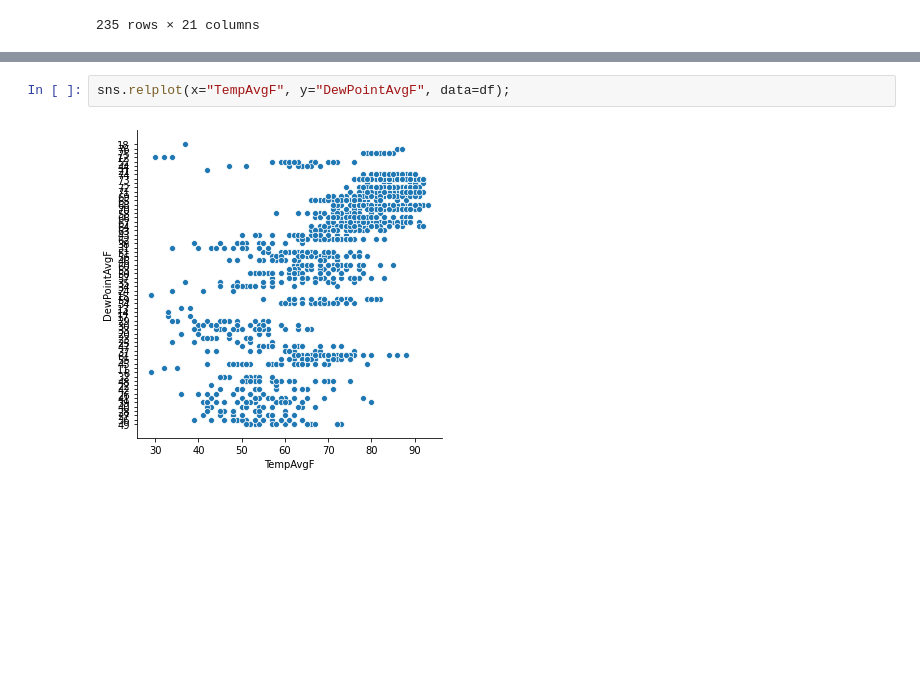
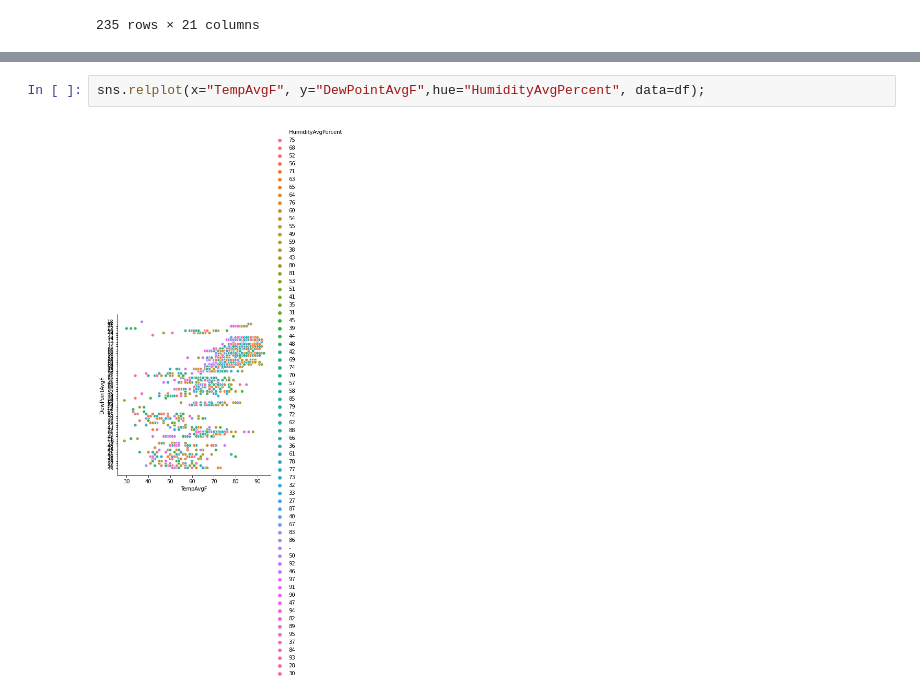
Before and after one commit to sunwenliang14/credit-card-risk, a Jupyter notebook: credit-risk-analysis.ipynb, the cells around one changed output, grey strips where cells are left out. Cells and saved outputs as stored; diff of their text form; blank space fills up the shorter version.

```diff
--- a/credit-risk-analysis.ipynb
+++ b/credit-risk-analysis.ipynb
@@ -425,4 +429,4 @@ df[df.HumidityHighPercent <= '40']
 # %%
-sns.relplot(x="TempAvgF", y="DewPointAvgF", data=df);
+sns.relplot(x="TempAvgF", y="DewPointAvgF",hue="HumidityAvgPercent", data=df);
 # %% [output]
-[figure, old version]
+[figure, new version]
```
Also changed, not shown: parts of 4 cells of this notebook.
